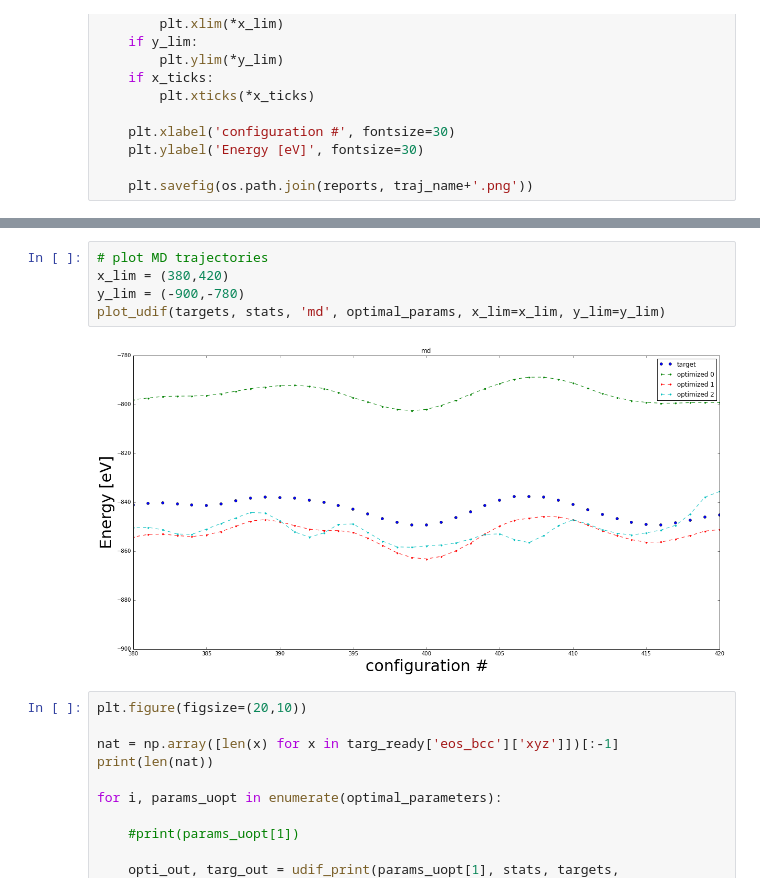
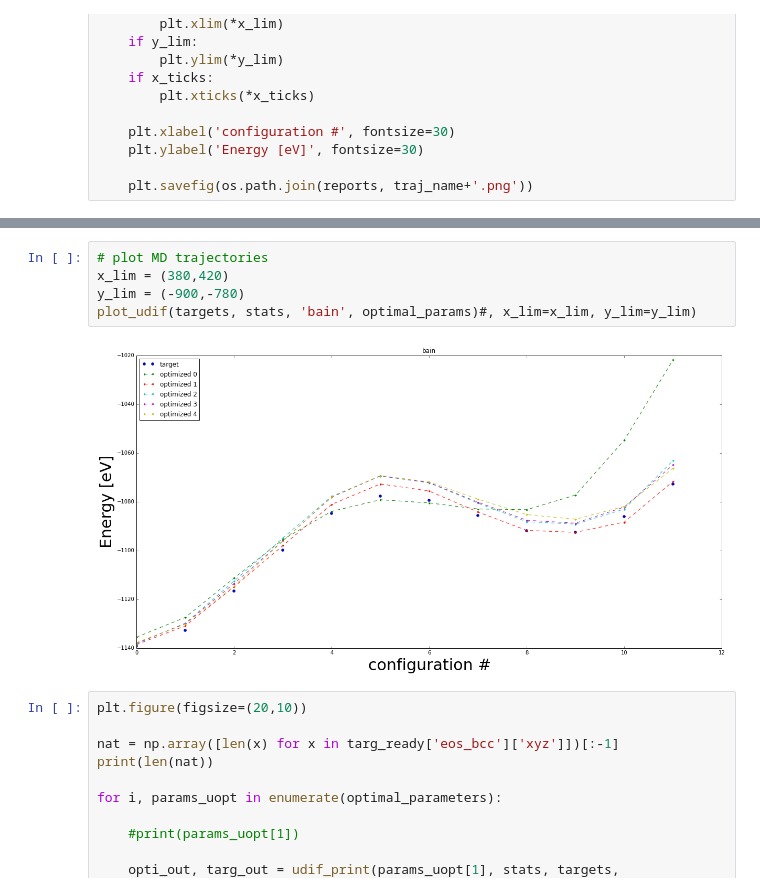
Before and after one commit to vlcekl/eam-models, a Jupyter notebook: notebooks/inspect_and_save.ipynb, the cells around one changed output, grey strips where cells are left out. Drawn from its saved outputs; the diff is of its cells as text.

```diff
--- a/notebooks/inspect_and_save.ipynb
+++ b/notebooks/inspect_and_save.ipynb
@@ -229,10 +275,10 @@ plot_udif(targets, stats, 'eos_fcc', optimal_params, x_lim=x_lim, y_lim=y_lim)#,
 # %%
 # plot MD trajectories
 x_lim = (380,420)
 y_lim = (-900,-780)
-plot_udif(targets, stats, 'md', optimal_params, x_lim=x_lim, y_lim=y_lim)
+plot_udif(targets, stats, 'bain', optimal_params)#, x_lim=x_lim, y_lim=y_lim)
 # %% [output]
-[figure, old version]
+[figure, new version]
 # %%
 plt.figure(figsize=(20,10))
 
```
Also changed, not shown: parts of 8 cells of this notebook, 6 other files.
